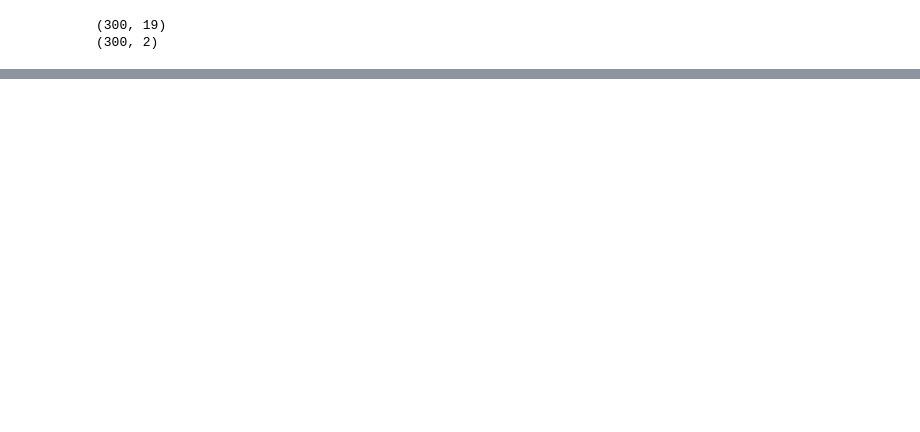
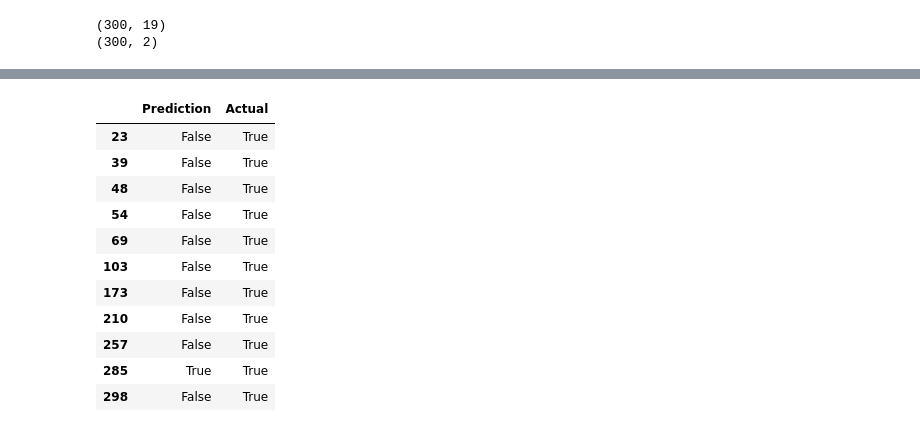
Before and after one commit to rileyfritz/final-project-MLB, a Jupyter notebook: neural_network.ipynb, the cells around one changed output, grey strips where cells are left out. Cells and saved outputs as stored; diff of their text form; code cells hidden in the pictures; blank space fills up the shorter version.

Commit message:
model is fit and makes predictions. format results and make it pick by season

```diff
--- a/neural_network.ipynb
+++ b/neural_network.ipynb
@@ -79,9 +79,8 @@ X_train.shape
 # %%
 from tensorflow.keras.layers import Dense
 number_inputs = 19
-number_hidden_nodes = 10
+number_hidden_nodes = 4
 model.add(Dense(units=number_hidden_nodes, activation='relu', input_dim=number_inputs))
-model.add(Dense(10, activation='relu'))
 # %% [output]
 WARNING:tensorflow:From C:\Users\Owner\anaconda3\envs\PythonData\lib\site-packages\tensorflow\python\ops\init_ops.py:1251: calling VarianceScaling.__init__ (from tensorflow.python.ops.init_ops) with d ...
 Instructions for updating:
@@ -147,0 +153,25 @@ Epoch 1000/1000
+# %%
+encoded_predictions = model.predict_classes(X_test_scaled)
+prediction_labels = label_encoder.inverse_transform(encoded_predictions)
+# print(f"Predicted classes: {prediction_labels}")
+# print(f"Actual Labels: {list(y_test)}")
+# %%
+pd.set_option('display.max_rows', None)
+predictions_df = pd.DataFrame({'Prediction':prediction_labels, 'Actual':list(y_test)})
+# predictions_df.head()
+# %%
+winners_df = predictions_df.loc[predictions_df['Actual']]
+winners_df
+# %% [output]
+|  | Prediction | Actual |
+| 23 | False | True |
+| 39 | False | True |
+| 48 | False | True |
+| 54 | False | True |
+| 69 | False | True |
+| 103 | False | True |
+| 173 | False | True |
+| 210 | False | True |
+| 257 | False | True |
+| 285 | True | True |
+| 298 | False | True |
```
Also changed, not shown: parts of 5 cells of this notebook.
